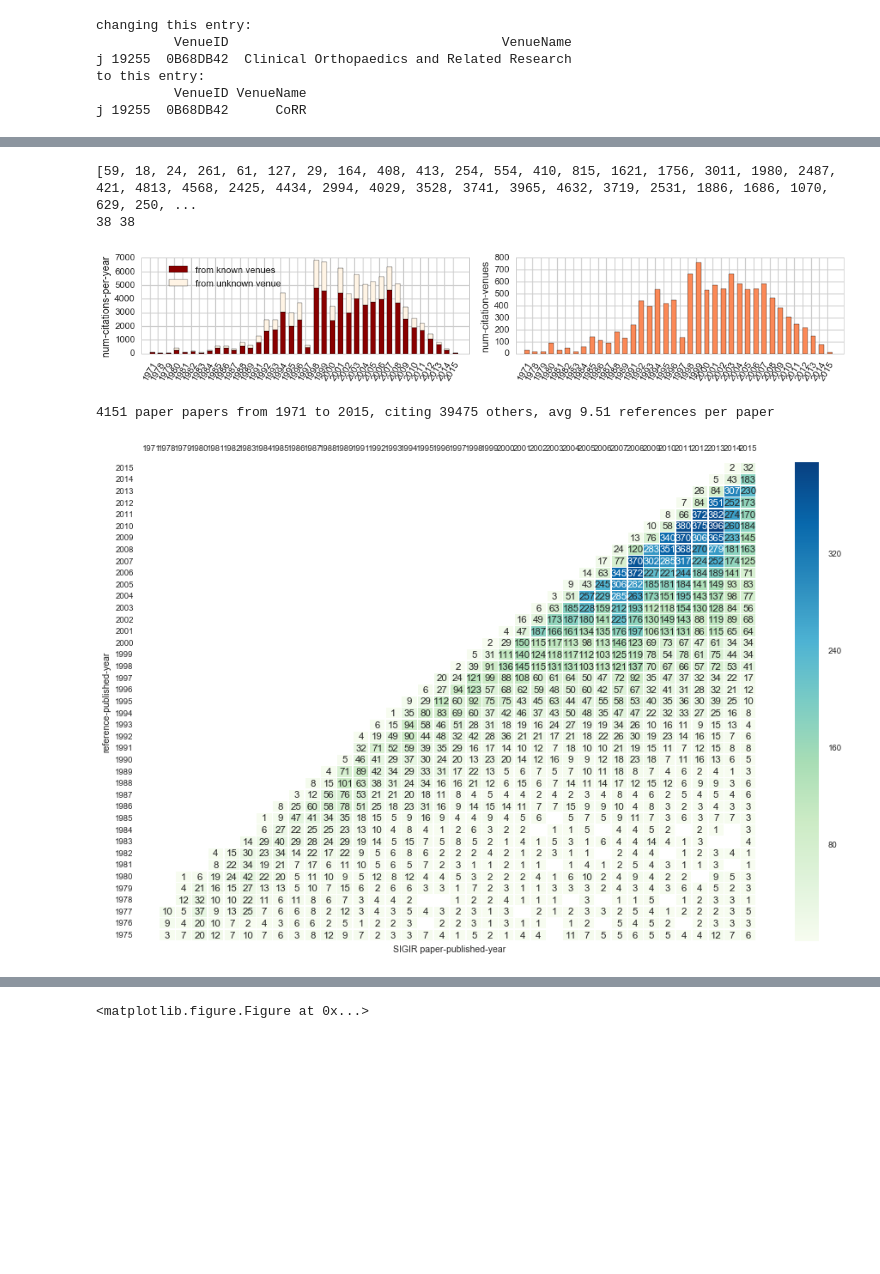
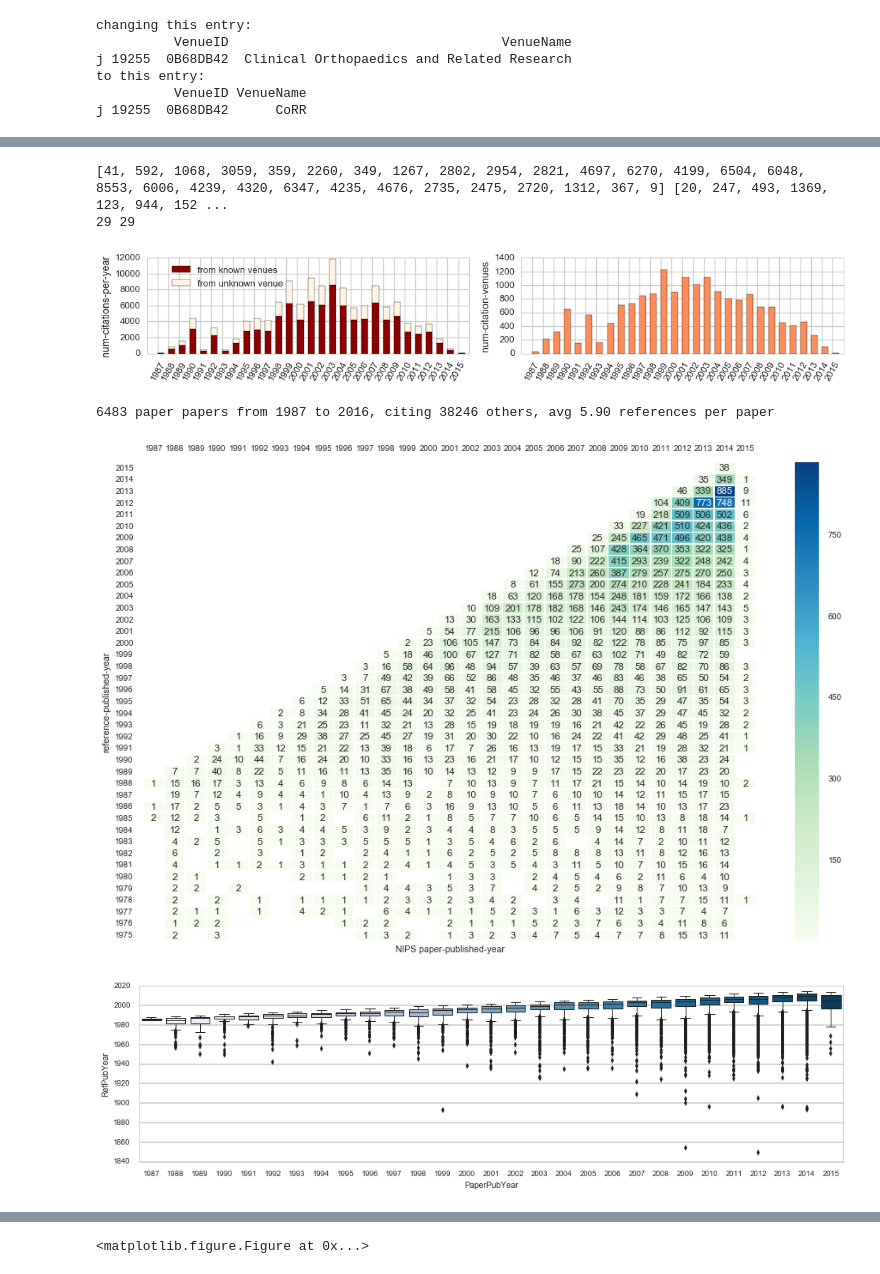
Before and after one commit to lexingxie/academic-graph, a Jupyter notebook: plot_conf_citations.ipynb, the cells around one changed output, grey strips where cells are left out. Cells and saved outputs as stored; diff of their text form; code cells hidden in the pictures; blank space fills up the shorter version.

Commit message:
revised code for getting reference age

```diff
--- a/plot_conf_citations.ipynb
+++ b/plot_conf_citations.ipynb
@@ -37,7 +37,7 @@ sns.set()
 
 %matplotlib inline
 
-conf = 'SIGIR'
+conf = 'NIPS'
 #conf = 'PLDI'
 #conf = 'NIPS'
 #conf = 'ACL'
@@ -357,43 +354,54 @@ ax6.set_ylabel('num-citation-venues')
 plt.tight_layout()
 plt.savefig(os.path.join(plot_dir, conf, conf+'_cnt_citation.png'), dpi=cur_dpi, transparent=True)
 # %% [output]
-[59, 18, 24, 261, 61, 127, 29, 164, 408, 413, 254, 554, 410, 815, 1621, 1756, 3011, 1980, 2487, 421, 4813, 4568, 2425, 4434, 2994, 4029, 3528, 3741, 3965, 4632, 3719, 2531, 1886, 1686, 1070, 629, 250, ...
-38 38
+[41, 592, 1068, 3059, 359, 2260, 349, 1267, 2802, 2954, 2821, 4697, 6270, 4199, 6504, 6048, 8553, 6006, 4239, 4320, 6347, 4235, 4676, 2735, 2475, 2720, 1312, 367, 9] [20, 247, 493, 1369, 123, 944, 152 ...
+29 29
-[figure, old version]
+[figure, new version]
 # %%
 print('{} paper papers from {} to {}, citing {} others, avg {:0.2f} references per paper'.format(
         len(df_paper), df_paper['PubYear'].min(), df_paper['PubYear'].max(), len(df_citing), len(df_citing)/len(df_paper)))
 grouped_citing = df_citing.groupby(['PaperPubYear'], sort=True)
 grouped_citing.count()
 len(grouped_citing)
 
 refpubyear_count = pd.DataFrame(data=None, index=np.unique(df_citing['RefPubYear'] ),
                                     columns=paper_years, dtype='int32')
 for name, gf in grouped_citing:
     if name in paper_years:
         refpubyear_count[name] = gf['RefPubYear'].value_counts(sort=True)
     #print("{}: {} references across {} years".format(name, len(gf), len(gf['RefPubYear'].value_counts())) )
 
 plt.figure(figsize=(16, 10))
 sns.set_context("poster", font_scale=0.6) #rc={"lines.linewidth": 2.5}
 
 """ # the view of everthing
 sns.heatmap(refpubyear_count, linewidths=.5, yticklabels=3)
 ax.xaxis.tick_top()
 ax.invert_yaxis()
 sns.axlabel(conf + ' paper-published-year', 'reference-published-year')
 """
 
 # the subset of reference years
 ax = sns.heatmap(refpubyear_count.loc[1975:2015], linewidths=.5, annot=True, fmt=".0f", cmap="GnBu")
 ax.xaxis.tick_top()
 ax.invert_yaxis()
 sns.axlabel(conf + ' paper-published-year', 'reference-published-year')
 
 plt.savefig(os.path.join(plot_dir, conf, conf+'_year_ref.png'), transparent=True)
+
+""" # box plot of the age of paper being cited
+dataframe:  df_citing
+y: RefPubYear
+x (group by): PaperPubYear
+"""
+plt.figure(figsize=(16, 4))
+axb = sns.boxplot(x="PaperPubYear", y="RefPubYear", data=df_citing,
+                 linewidth=1., palette=bar_colrs3)
+plt.savefig(os.path.join(plot_dir, conf, conf+'_box_ref.png'), transparent=True)
 # %% [output]
-4151 paper papers from 1971 to 2015, citing 39475 others, avg 9.51 references per paper
+6483 paper papers from 1987 to 2016, citing 38246 others, avg 5.90 references per paper
-[figure, old version]
+[figure, new version]
+[figure, added]
 # %%
 print('{} paper papers from {} to {}, cited {} time, avg {:0.2f} cites per paper'.format(
         len(df_paper), df_paper['PubYear'].min(), df_paper['PubYear'].max(), len(df_cited), len(df_cited)/len(df_paper)))
```
Also changed, not shown: parts of 13 cells of this notebook.
